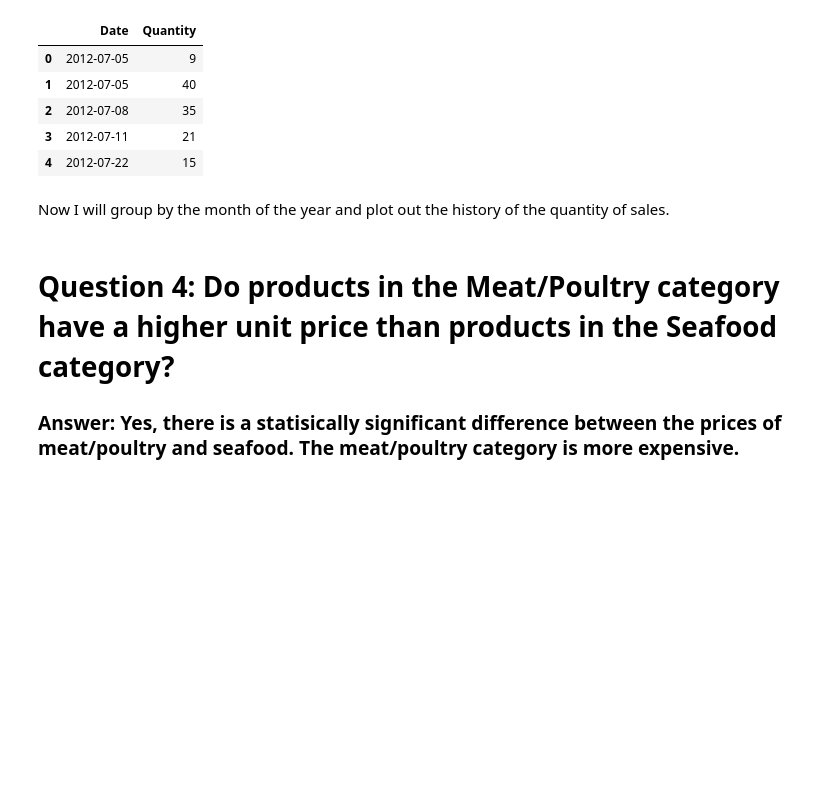
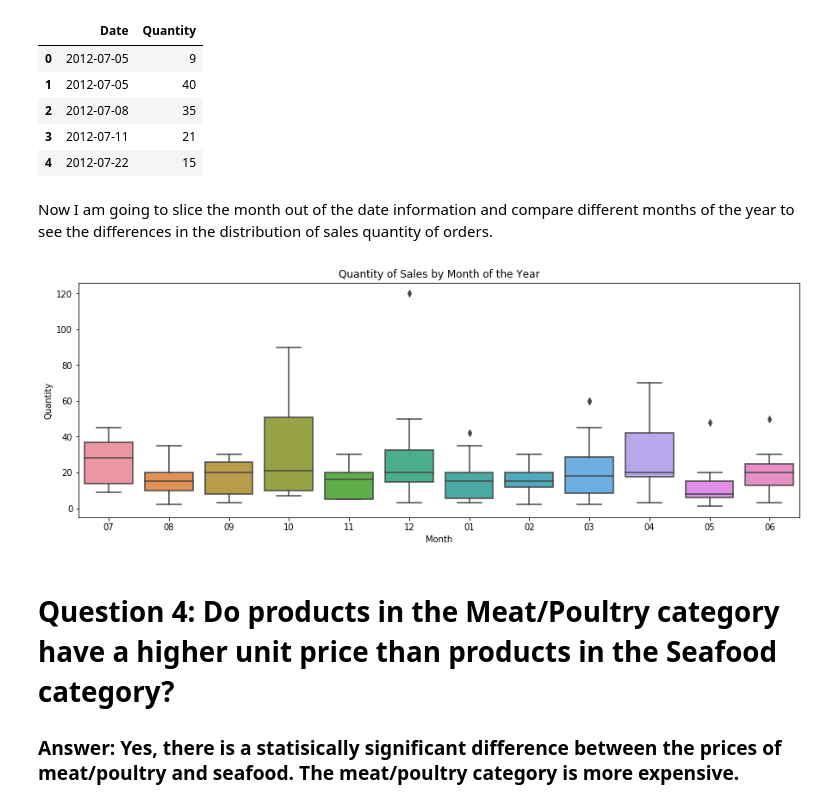
Before and after one commit to georgewillben/Northwind-Database-Statistical-Tests-Module-3-Project, a Jupyter notebook: Northwind_Statistical_Tests.ipynb, the cells around one changed output. Saved outputs shown, nothing was run; the diff lists cells and outputs as text; code cells hidden in the pictures; blank space fills up the shorter version.

```diff
--- a/Northwind_Statistical_Tests.ipynb
+++ b/Northwind_Statistical_Tests.ipynb
@@ -456,8 +458,20 @@ df.head()
 | 2 | 2012-07-08 | 35 |
 | 3 | 2012-07-11 | 21 |
 | 4 | 2012-07-22 | 15 |
-# %% [markdown]
-Now I will group by the month of the year and plot out the history of the quantity of sales.
+# %% [markdown]
+Now I am going to slice the month out of the date information and compare different months of the year to see the differences in the distribution of sales quantity of orders.
+# %%
+# create a new column for the month
+df['Month'] = df['Date'].map(lambda x: x[5:7])
+# drop date
+df.drop('Date', axis=1, inplace=True)
+# plot quantity of sales by the month of the year
+plt.figure(figsize=(15, 5))
+sns.boxplot(data=df, x='Month', y='Quantity')
+plt.title('Quantity of Sales by Month of the Year')
+plt.show()
+# %% [output]
+[figure, added]
 # %% [markdown]
 # Question 4: Do products in the Meat/Poultry category have a higher unit price than products in the Seafood category?
 
```
Also changed, not shown: parts of 11 cells of this notebook.
